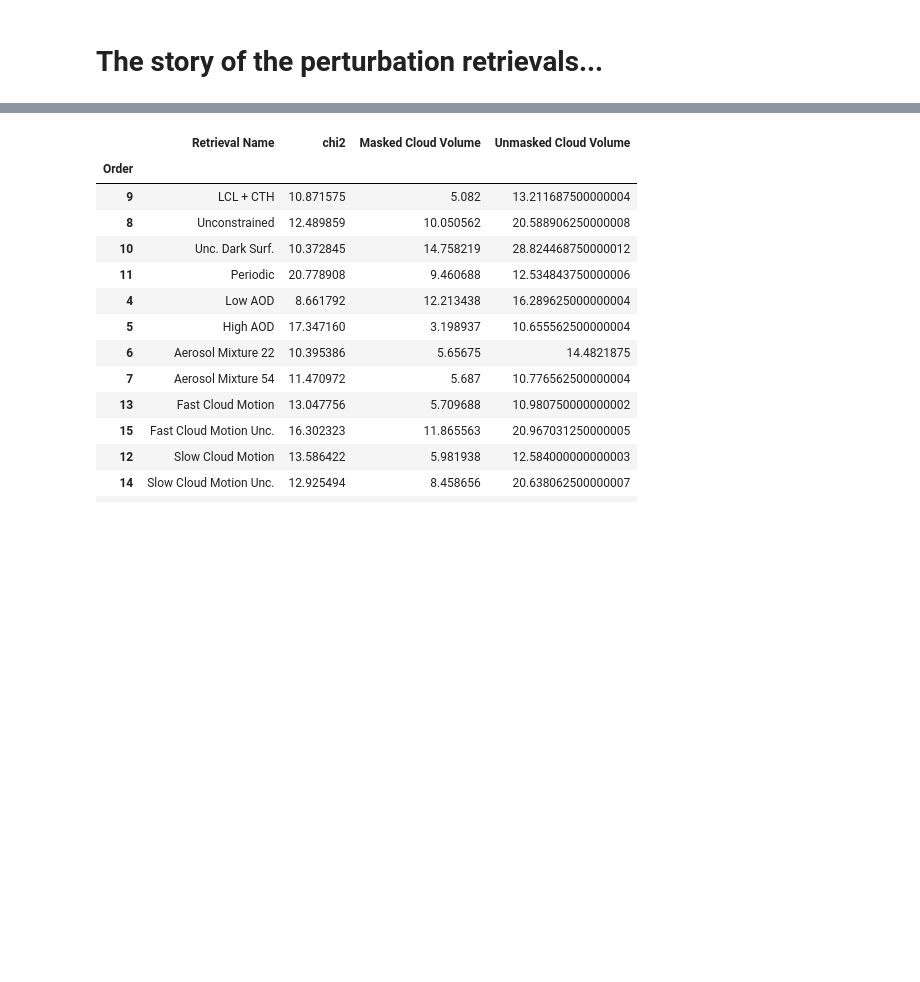
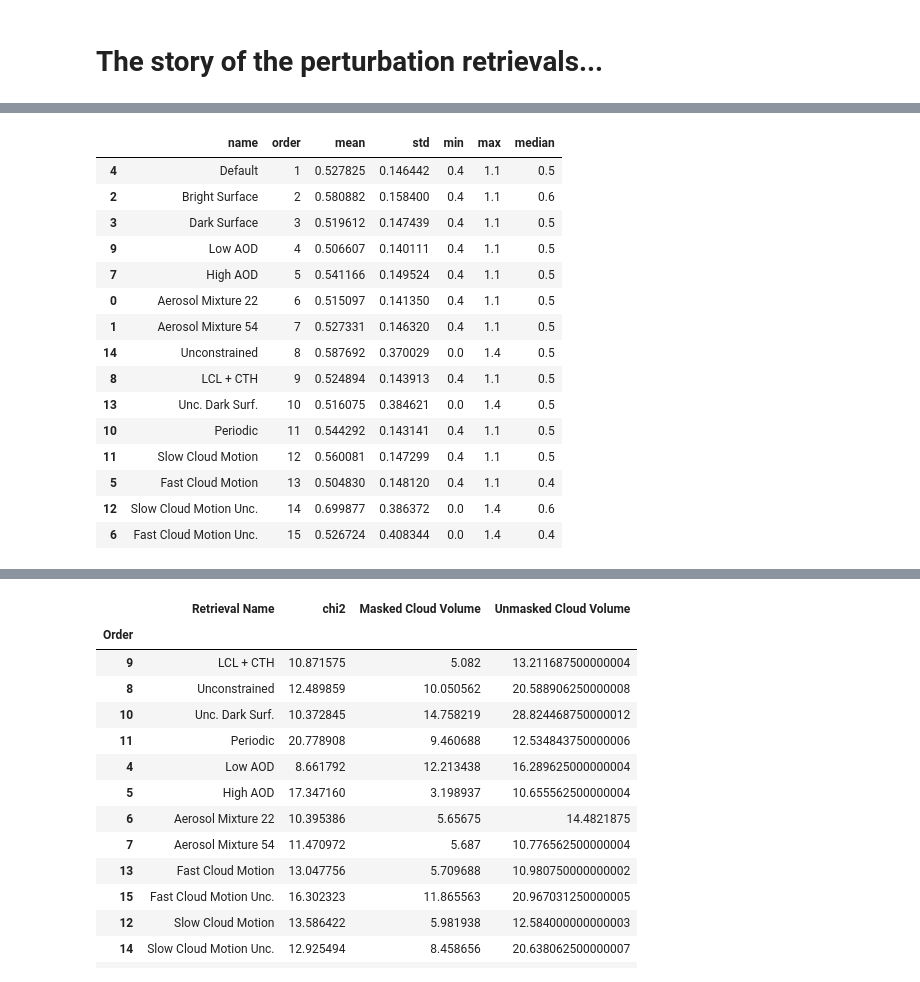
Before and after one commit to jlun17/misr-at3d-camp2ex, a Jupyter notebook: notebooks/investigation/multi_retreival/tables.ipynb, the cells around one changed output, grey strips where cells are left out. Cells and saved outputs as stored; diff of their text form; code cells hidden in the pictures; blank space fills up the shorter version.

```diff
--- a/notebooks/investigation/multi_retreival/tables.ipynb
+++ b/notebooks/investigation/multi_retreival/tables.ipynb
@@ -30,0 +166,19 @@ V08.load_retrievals(iteration=-1)
+# %%
+cbh_all.groupby(['name', 'order']).cbh.agg(['mean', 'std', 'min', 'max', 'median']).reset_index().sort_values('order')
+# %% [output]
+|  | name | order | mean | std | min | max | median |
+| 4 | Default | 1 | 0.527825 | 0.146442 | 0.4 | 1.1 | 0.5 |
+| 2 | Bright Surface | 2 | 0.580882 | 0.158400 | 0.4 | 1.1 | 0.6 |
+| 3 | Dark Surface | 3 | 0.519612 | 0.147439 | 0.4 | 1.1 | 0.5 |
+| 9 | Low AOD | 4 | 0.506607 | 0.140111 | 0.4 | 1.1 | 0.5 |
+| 7 | High AOD | 5 | 0.541166 | 0.149524 | 0.4 | 1.1 | 0.5 |
+| 0 | Aerosol Mixture 22 | 6 | 0.515097 | 0.141350 | 0.4 | 1.1 | 0.5 |
+| 1 | Aerosol Mixture 54 | 7 | 0.527331 | 0.146320 | 0.4 | 1.1 | 0.5 |
+| 14 | Unconstrained | 8 | 0.587692 | 0.370029 | 0.0 | 1.4 | 0.5 |
+| 8 | LCL + CTH | 9 | 0.524894 | 0.143913 | 0.4 | 1.1 | 0.5 |
+| 13 | Unc. Dark Surf. | 10 | 0.516075 | 0.384621 | 0.0 | 1.4 | 0.5 |
+| 10 | Periodic | 11 | 0.544292 | 0.143141 | 0.4 | 1.1 | 0.5 |
+| 11 | Slow Cloud Motion | 12 | 0.560081 | 0.147299 | 0.4 | 1.1 | 0.5 |
+| 5 | Fast Cloud Motion | 13 | 0.504830 | 0.148120 | 0.4 | 1.1 | 0.4 |
+| 12 | Slow Cloud Motion Unc. | 14 | 0.699877 | 0.386372 | 0.0 | 1.4 | 0.6 |
+| 6 | Fast Cloud Motion Unc. | 15 | 0.526724 | 0.408344 | 0.0 | 1.4 | 0.4 |
```
Also changed, not shown: parts of 27 cells of this notebook, 4 other files.
